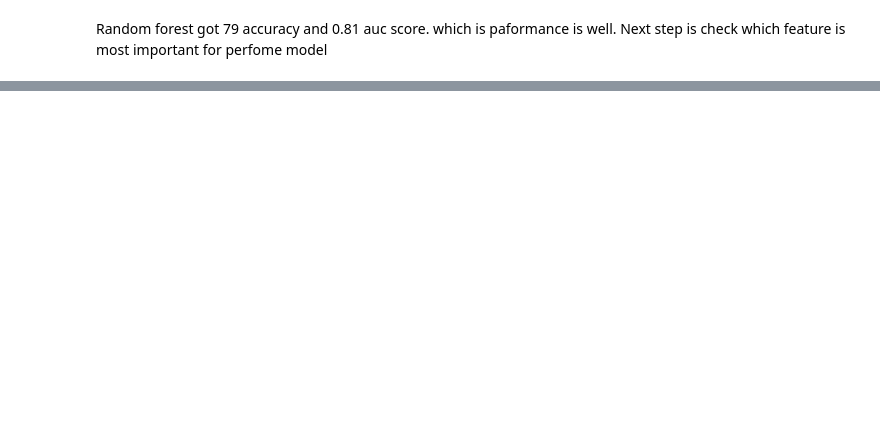
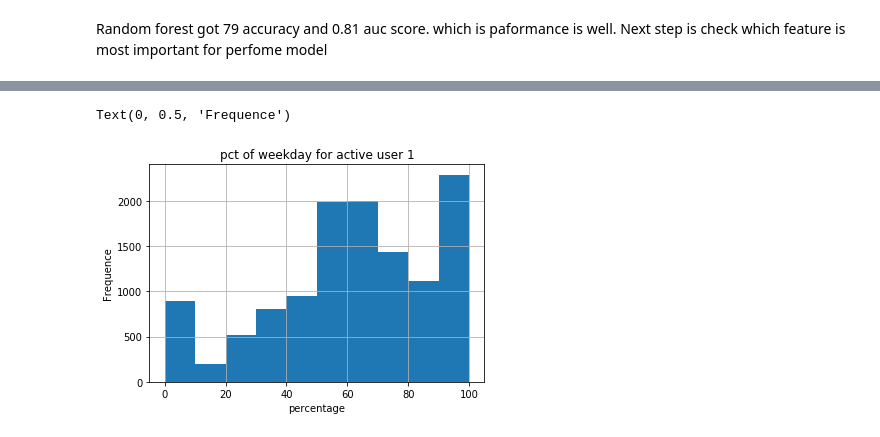
Before and after one commit to atsushii/Ultimate_take_home_challenge, a Jupyter notebook: Predictive_modeling.ipynb, the cells around one changed output, grey strips where cells are left out. Cells and saved outputs as stored; diff of their text form; code cells hidden in the pictures; blank space fills up the shorter version.

```diff
--- a/Predictive_modeling.ipynb
+++ b/Predictive_modeling.ipynb
@@ -568,0 +599,8 @@ Ultimate can able to know
+# %%
+df.loc[df["active_user"] == 1]["weekday_pct"].hist()
+plt.title("pct of weekday for active user 1")
+plt.xlabel("percentage")
+plt.ylabel("Frequence")
+# %% [output]
+Text(0, 0.5, 'Frequence')
+[figure, added]
```
Also changed, not shown: parts of 14 cells of this notebook.
